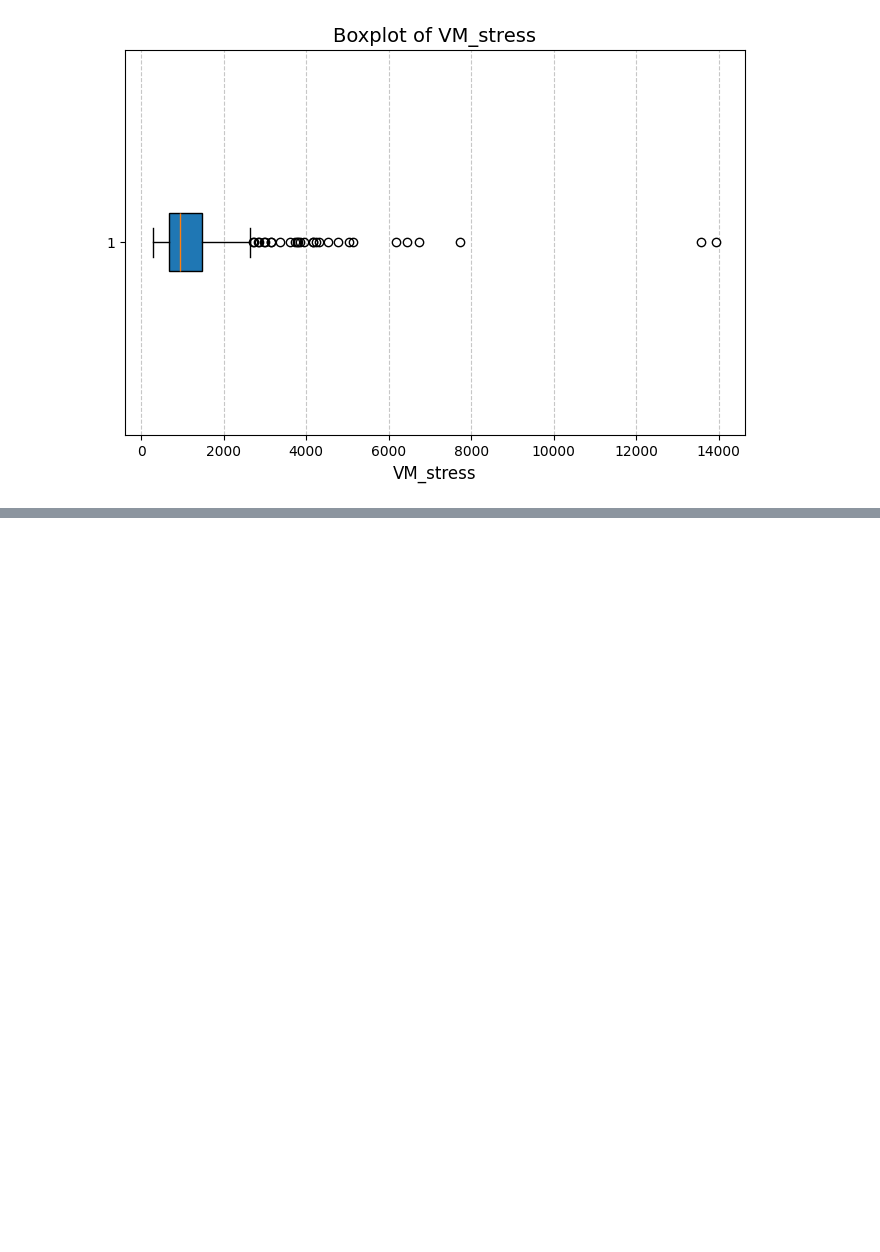
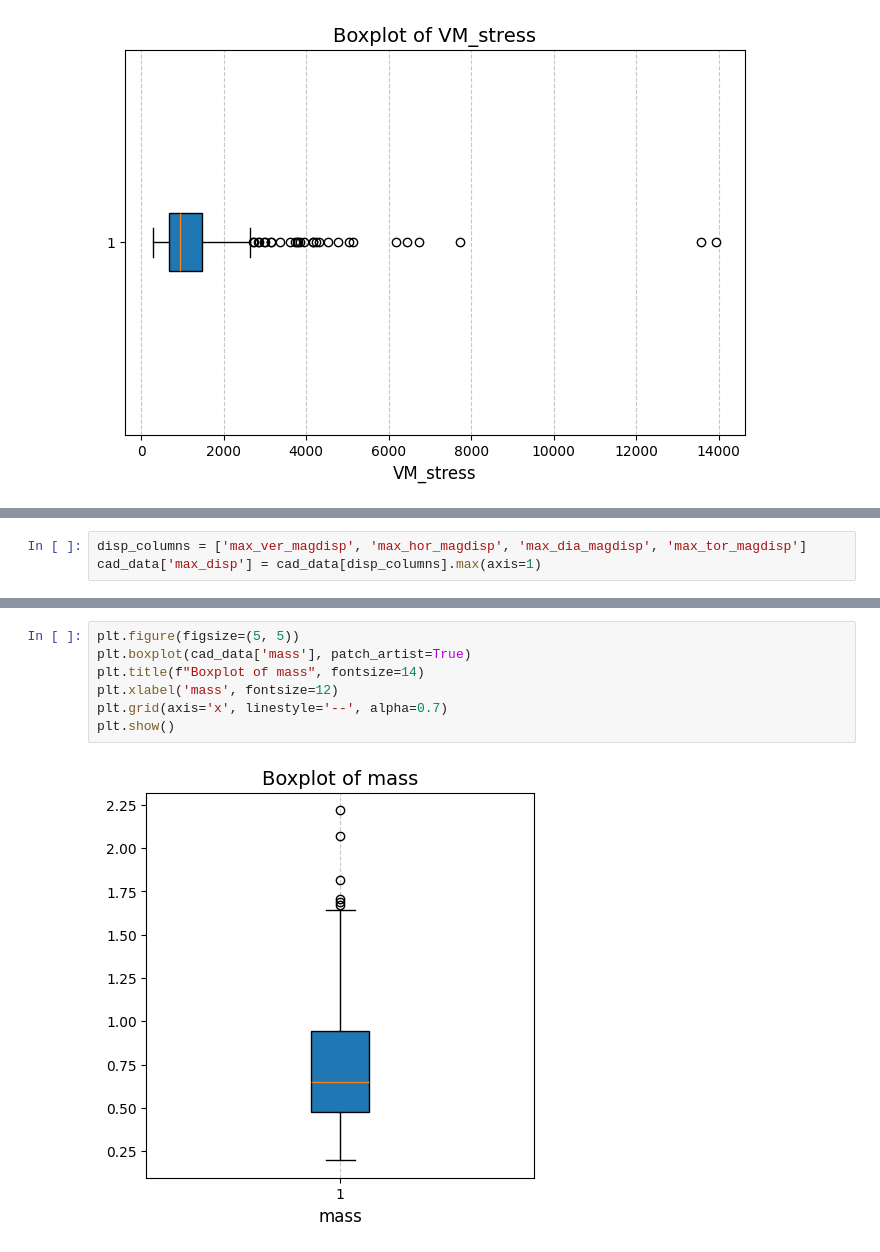
Before and after one commit to mishramlan/JEB-structural-simulation, a Jupyter notebook: Notebooks/Data_Analysis/data_analysis.ipynb, the cells around one changed output, grey strips where cells are left out. Drawn from its saved outputs; the diff is of its cells as text; blank space fills up the shorter version.

Commit message:
Box plots for stress, mass, displacement added

```diff
--- a/Notebooks/Data_Analysis/data_analysis.ipynb
+++ b/Notebooks/Data_Analysis/data_analysis.ipynb
@@ -566,0 +379,3 @@ plt.show()
+# %%
+disp_columns = ['max_ver_magdisp', 'max_hor_magdisp', 'max_dia_magdisp', 'max_tor_magdisp']
+cad_data['max_disp'] = cad_data[disp_columns].max(axis=1)
@@ -566,0 +392,9 @@ plt.show()
+# %%
+plt.figure(figsize=(5, 5))
+plt.boxplot(cad_data['mass'], patch_artist=True)
+plt.title(f"Boxplot of mass", fontsize=14)
+plt.xlabel('mass', fontsize=12)
+plt.grid(axis='x', linestyle='--', alpha=0.7)
+plt.show()
+# %% [output]
+[figure, added]
```
Also changed, not shown: parts of 36 cells of this notebook, 4 other files.
